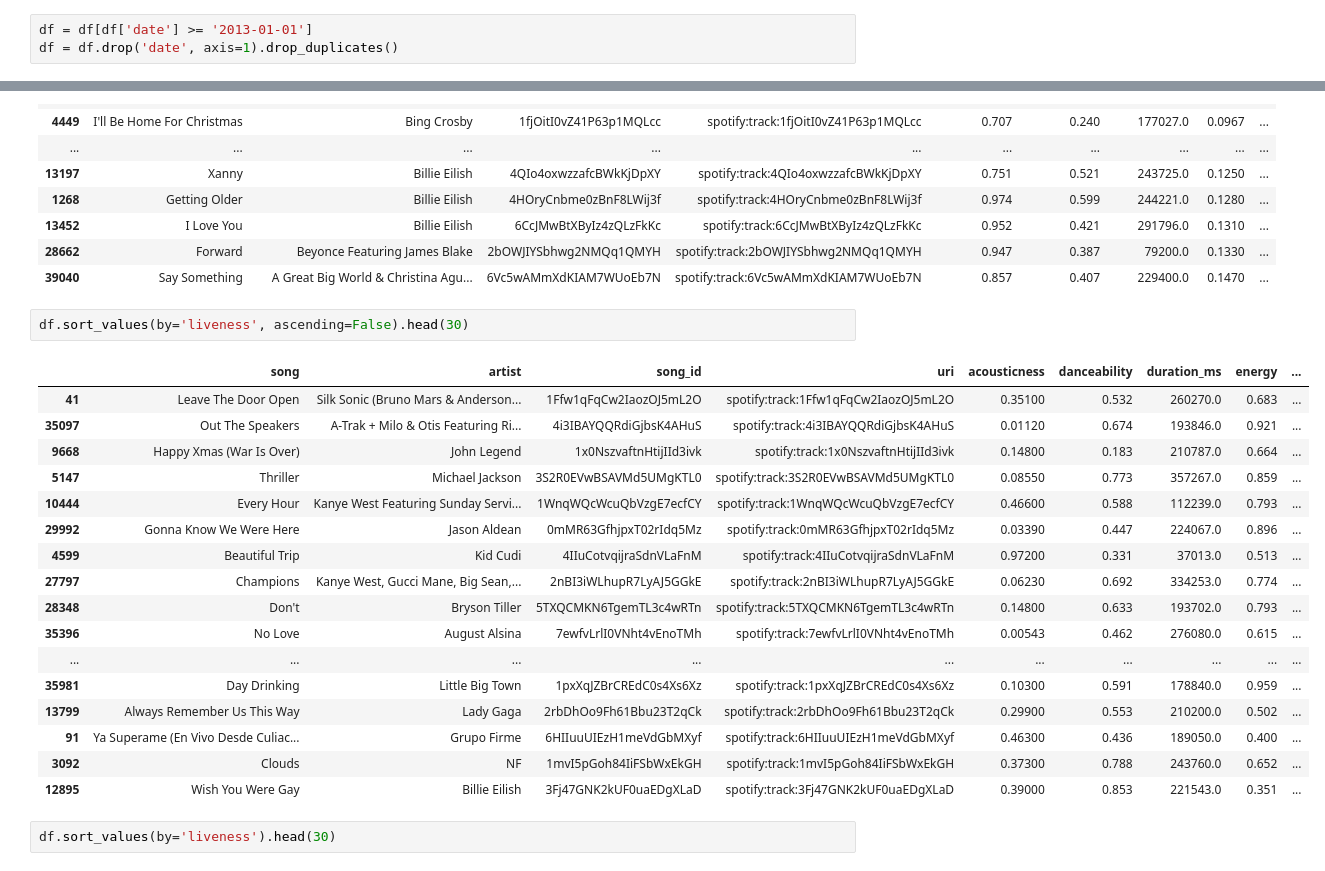
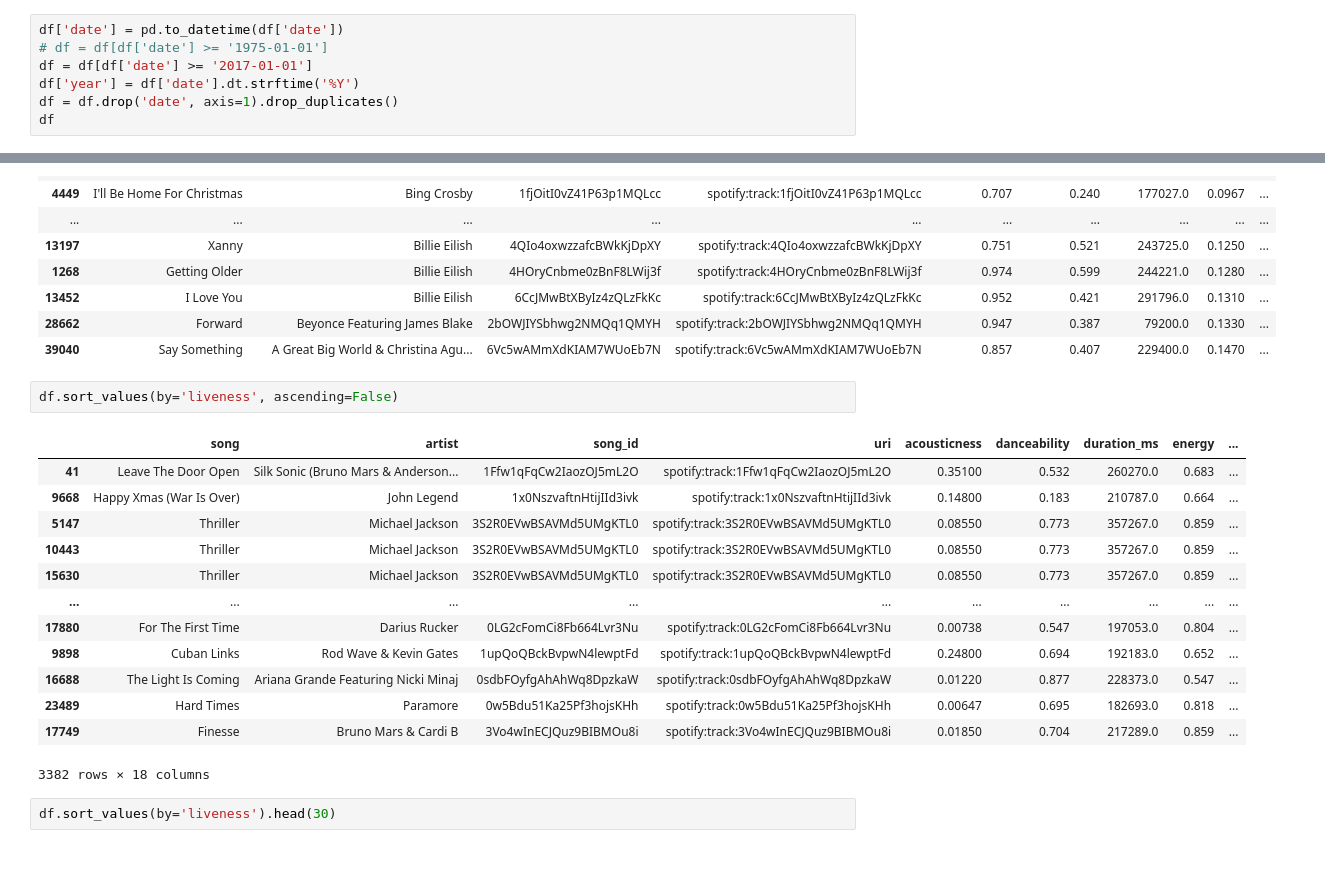
Before and after one commit to kohtaasa/music-and-economy, a Jupyter notebook: audio_features.ipynb, the cells around one changed output, grey strips where cells are left out. Cells and saved outputs as stored; diff of their text form.

```diff
--- a/audio_features.ipynb
+++ b/audio_features.ipynb
@@ -60,5 +54,9 @@ df
 | 254886 | 1973-01-06 | Slow Motion (Part 1) | Johnny Williams | 6EdVvkxAYAgT3DXW8Op4ZH | spotify:track:6EdVvkxAYAgT3DXW8Op4ZH | 0.0874 | 0.597 | 177827.0 | 0.744 | ... |
 254887 rows × 18 columns
 # %%
-df = df[df['date'] >= '2013-01-01']
+df['date'] = pd.to_datetime(df['date'])
+# df = df[df['date'] >= '1975-01-01']
+df = df[df['date'] >= '2017-01-01']
+df['year'] = df['date'].dt.strftime('%Y')
 df = df.drop('date', axis=1).drop_duplicates()
+df
@@ -179,25 +196,21 @@ df.sort_values(by='energy').head(20)
 | 28662 | Forward | Beyonce Featuring James Blake | 2bOWJIYSbhwg2NMQq1QMYH | spotify:track:2bOWJIYSbhwg2NMQq1QMYH | 0.947 | 0.387 | 79200.0 | 0.1330 | ... |
 | 39040 | Say Something | A Great Big World & Christina Agu... | 6Vc5wAMmXdKIAM7WUoEb7N | spotify:track:6Vc5wAMmXdKIAM7WUoEb7N | 0.857 | 0.407 | 229400.0 | 0.1470 | ... |
 # %%
-df.sort_values(by='liveness', ascending=False).head(30)
+df.sort_values(by='liveness', ascending=False)
 # %% [output]
 |  | song | artist | song_id | uri | acousticness | danceability | duration_ms | energy | ... |
 | 41 | Leave The Door Open | Silk Sonic (Bruno Mars & Anderson... | 1Ffw1qFqCw2IaozOJ5mL2O | spotify:track:1Ffw1qFqCw2IaozOJ5mL2O | 0.35100 | 0.532 | 260270.0 | 0.683 | ... |
-| 35097 | Out The Speakers | A-Trak + Milo & Otis Featuring Ri... | 4i3IBAYQQRdiGjbsK4AHuS | spotify:track:4i3IBAYQQRdiGjbsK4AHuS | 0.01120 | 0.674 | 193846.0 | 0.921 | ... |
 | 9668 | Happy Xmas (War Is Over) | John Legend | 1x0NszvaftnHtijIId3ivk | spotify:track:1x0NszvaftnHtijIId3ivk | 0.14800 | 0.183 | 210787.0 | 0.664 | ... |
 | 5147 | Thriller | Michael Jackson | 3S2R0EVwBSAVMd5UMgKTL0 | spotify:track:3S2R0EVwBSAVMd5UMgKTL0 | 0.08550 | 0.773 | 357267.0 | 0.859 | ... |
-| 10444 | Every Hour | Kanye West Featuring Sunday Servi... | 1WnqWQcWcuQbVzgE7ecfCY | spotify:track:1WnqWQcWcuQbVzgE7ecfCY | 0.46600 | 0.588 | 112239.0 | 0.793 | ... |
-| 29992 | Gonna Know We Were Here | Jason Aldean | 0mMR63GfhjpxT02rIdq5Mz | spotify:track:0mMR63GfhjpxT02rIdq5Mz | 0.03390 | 0.447 | 224067.0 | 0.896 | ... |
-| 4599 | Beautiful Trip | Kid Cudi | 4IIuCotvqijraSdnVLaFnM | spotify:track:4IIuCotvqijraSdnVLaFnM | 0.97200 | 0.331 | 37013.0 | 0.513 | ... |
-| 27797 | Champions | Kanye West, Gucci Mane, Big Sean,... | 2nBI3iWLhupR7LyAJ5GGkE | spotify:track:2nBI3iWLhupR7LyAJ5GGkE | 0.06230 | 0.692 | 334253.0 | 0.774 | ... |
-| 28348 | Don't | Bryson Tiller | 5TXQCMKN6TgemTL3c4wRTn | spotify:track:5TXQCMKN6TgemTL3c4wRTn | 0.14800 | 0.633 | 193702.0 | 0.793 | ... |
-| 35396 | No Love | August Alsina | 7ewfvLrlI0VNht4vEnoTMh | spotify:track:7ewfvLrlI0VNht4vEnoTMh | 0.00543 | 0.462 | 276080.0 | 0.615 | ... |
+| 10443 | Thriller | Michael Jackson | 3S2R0EVwBSAVMd5UMgKTL0 | spotify:track:3S2R0EVwBSAVMd5UMgKTL0 | 0.08550 | 0.773 | 357267.0 | 0.859 | ... |
+| 15630 | Thriller | Michael Jackson | 3S2R0EVwBSAVMd5UMgKTL0 | spotify:track:3S2R0EVwBSAVMd5UMgKTL0 | 0.08550 | 0.773 | 357267.0 | 0.859 | ... |
 | ... | ... | ... | ... | ... | ... | ... | ... | ... | ... |
-| 35981 | Day Drinking | Little Big Town | 1pxXqJZBrCREdC0s4Xs6Xz | spotify:track:1pxXqJZBrCREdC0s4Xs6Xz | 0.10300 | 0.591 | 178840.0 | 0.959 | ... |
-| 13799 | Always Remember Us This Way | Lady Gaga | 2rbDhOo9Fh61Bbu23T2qCk | spotify:track:2rbDhOo9Fh61Bbu23T2qCk | 0.29900 | 0.553 | 210200.0 | 0.502 | ... |
-| 91 | Ya Superame (En Vivo Desde Culiac... | Grupo Firme | 6HIIuuUIEzH1meVdGbMXyf | spotify:track:6HIIuuUIEzH1meVdGbMXyf | 0.46300 | 0.436 | 189050.0 | 0.400 | ... |
-| 3092 | Clouds | NF | 1mvI5pGoh84IiFSbWxEkGH | spotify:track:1mvI5pGoh84IiFSbWxEkGH | 0.37300 | 0.788 | 243760.0 | 0.652 | ... |
-| 12895 | Wish You Were Gay | Billie Eilish | 3Fj47GNK2kUF0uaEDgXLaD | spotify:track:3Fj47GNK2kUF0uaEDgXLaD | 0.39000 | 0.853 | 221543.0 | 0.351 | ... |
+| 17880 | For The First Time | Darius Rucker | 0LG2cFomCi8Fb664Lvr3Nu | spotify:track:0LG2cFomCi8Fb664Lvr3Nu | 0.00738 | 0.547 | 197053.0 | 0.804 | ... |
+| 9898 | Cuban Links | Rod Wave & Kevin Gates | 1upQoQBckBvpwN4lewptFd | spotify:track:1upQoQBckBvpwN4lewptFd | 0.24800 | 0.694 | 192183.0 | 0.652 | ... |
+| 16688 | The Light Is Coming | Ariana Grande Featuring Nicki Minaj | 0sdbFOyfgAhAhWq8DpzkaW | spotify:track:0sdbFOyfgAhAhWq8DpzkaW | 0.01220 | 0.877 | 228373.0 | 0.547 | ... |
+| 23489 | Hard Times | Paramore | 0w5Bdu51Ka25Pf3hojsKHh | spotify:track:0w5Bdu51Ka25Pf3hojsKHh | 0.00647 | 0.695 | 182693.0 | 0.818 | ... |
+| 17749 | Finesse | Bruno Mars & Cardi B | 3Vo4wInECJQuz9BIBMOu8i | spotify:track:3Vo4wInECJQuz9BIBMOu8i | 0.01850 | 0.704 | 217289.0 | 0.859 | ... |
+3382 rows × 18 columns
 # %%
 df.sort_values(by='liveness').head(30)
 # %% [output]
```
Also changed, not shown: parts of 5 cells of this notebook, 3 other files.
